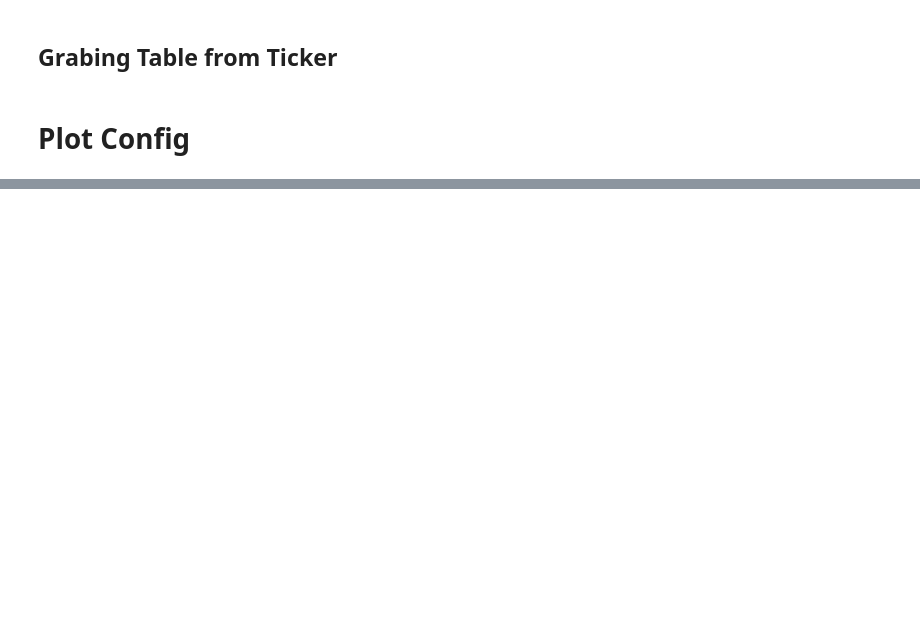
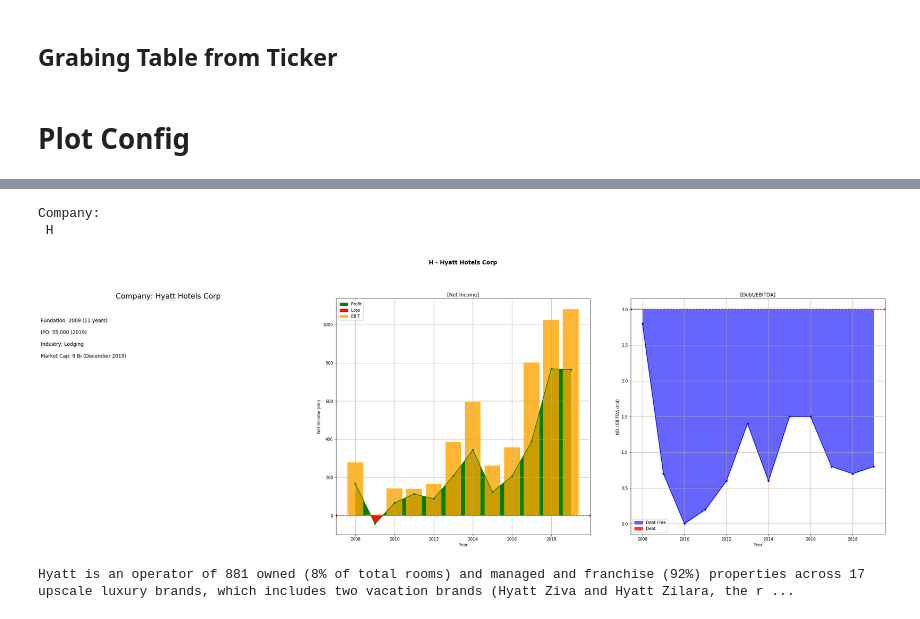
Before and after one commit to bresends/stock_analisys, a Jupyter notebook: notebooks/Tests.ipynb, the cells around one changed output, grey strips where cells are left out. Cells and saved outputs as stored; diff of their text form; code cells hidden in the pictures; blank space fills up the shorter version.

```diff
--- a/notebooks/Tests.ipynb
+++ b/notebooks/Tests.ipynb
@@ -51,0 +25,7 @@ df
+# %%
+plot.main()
+# %% [output]
+Company:
+ H
+[figure, added]
+Hyatt is an operator of 881 owned (8% of total rooms) and managed and franchise (92%) properties across 17 upscale luxury brands, which includes two vacation brands (Hyatt Ziva and Hyatt Zilara, the r ...
```
Also changed, not shown: parts of 3 cells of this notebook, 16 other files.
